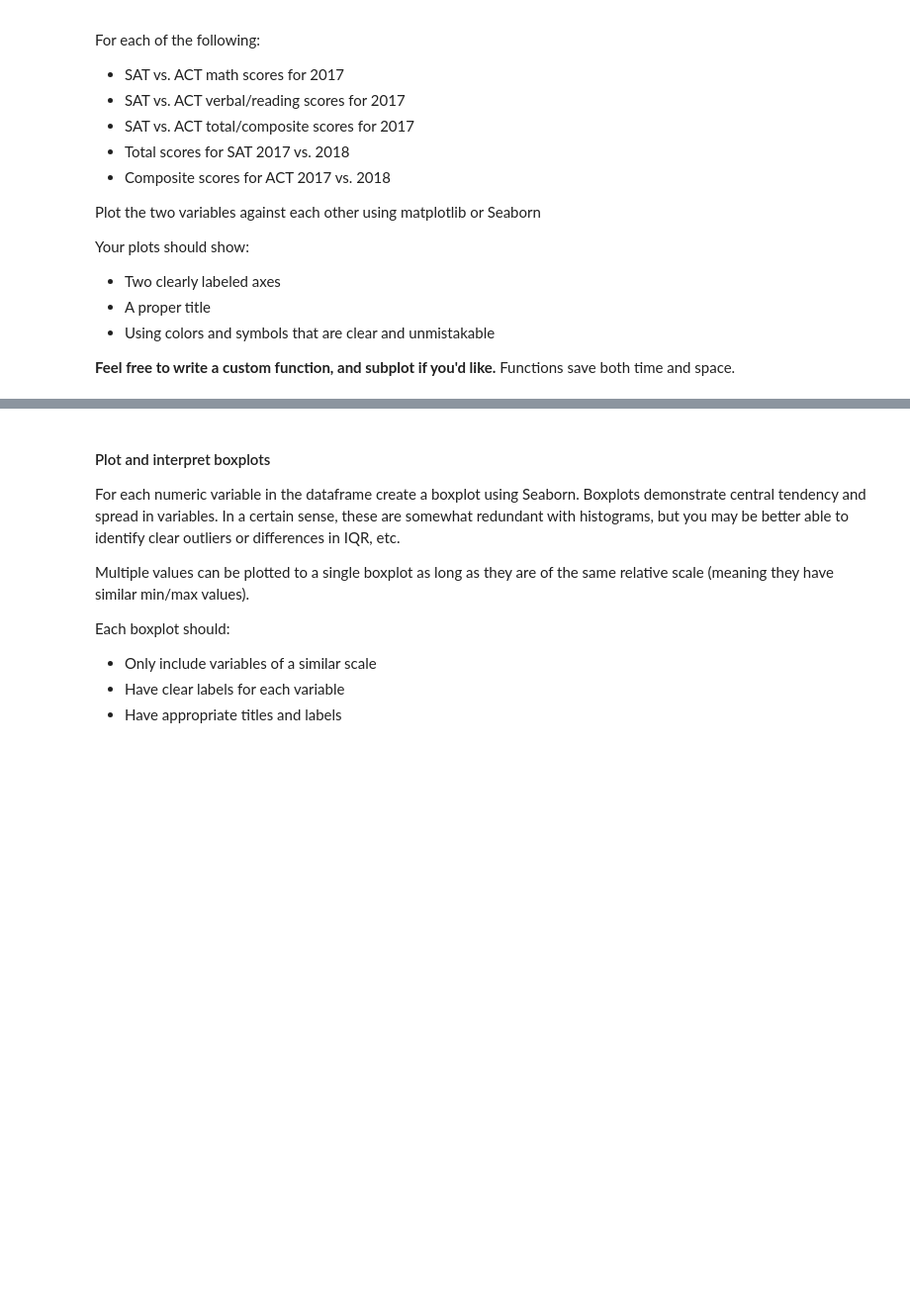
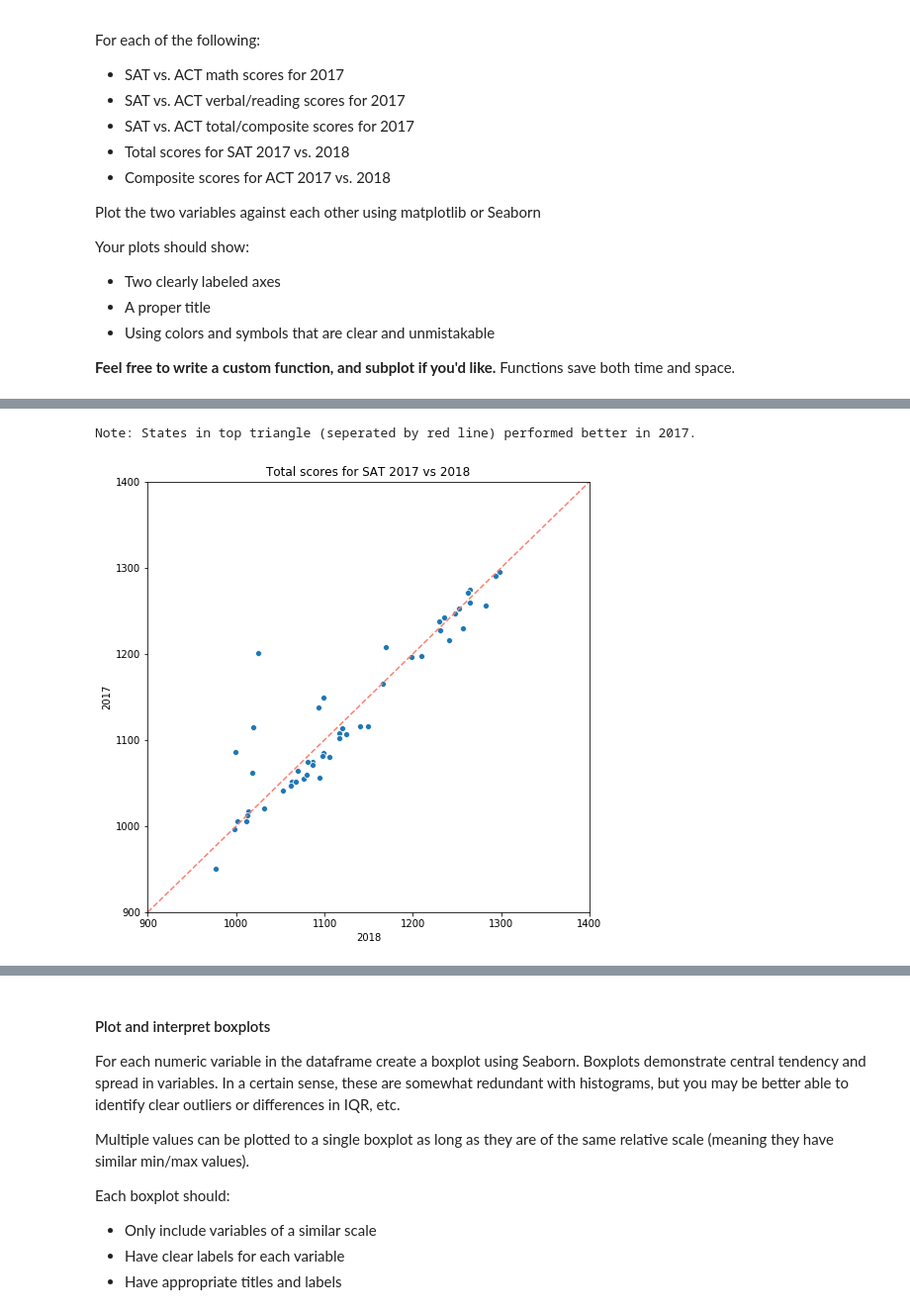
Before and after one commit to cheekeet86/project_1, a Jupyter notebook: code/starter-code.ipynb, the cells around one changed output, grey strips where cells are left out. Shown at 99% size. Saved outputs shown, nothing was run; the diff lists cells and outputs as text; code cells hidden in the pictures; blank space fills up the shorter version.

```diff
--- a/code/starter-code.ipynb
+++ b/code/starter-code.ipynb
@@ -192,8 +248,12 @@ def percent_str_to_float(x):
 
     return x
 # %%
-df_sat_2017['Participation'] = df_sat_2017['Participation'].apply(percent_str_to_float)
-df_act_2017['Participation'] = df_act_2017['Participation'].apply(percent_str_to_float)
+# use percent_str_to_float() to convert 'Participation' columns
+
+col_name = 'Participation'
+
+df_sat_2017[col_name] = df_sat_2017[col_name].apply(percent_str_to_float)
+df_act_2017[col_name] = df_act_2017[col_name].apply(percent_str_to_float)
 
 #df_sat_2017
 #df_act_2017
@@ -414,10 +529,13 @@ df_sat_2018 = df_sat_2018.rename(columns={'EBRW':'read_write'})
 df_act_2018 = df_act_2018.rename(columns={'Percentage of Students Tested':'Participation'})
 # %%
 # change values in participation column
-df_sat_2018["Participation"] = df_sat_2018['Participation'].apply(change_to_nan)
-df_act_2018["Participation"] = df_act_2018['Participation'].apply(change_to_nan)
-df_sat_2018['Participation'] = df_sat_2018['Participation'].apply(percent_str_to_float)
-df_act_2018['Participation'] = df_act_2018['Participation'].apply(percent_str_to_float)
+
+col_name = "Participation"
+
+df_sat_2018[col_name] = df_sat_2018[col_name].apply(change_to_nan)
+df_act_2018[col_name] = df_act_2018[col_name].apply(change_to_nan)
+df_sat_2018[col_name] = df_sat_2018[col_name].apply(percent_str_to_float)
+df_act_2018[col_name] = df_act_2018[col_name].apply(percent_str_to_float)
 
 # drop irrelevant column
 df_sat_2018 = df_sat_2018.drop(columns=["# of Test Takers"])
@@ -795,16 +1169,35 @@ df_final.head()
 # %%
-def create_scatterplot(title,x,y,xlabel=None,ylabel=None,regplot=False):
+def create_scatterplot(title,x,y,xlabel=None,ylabel=None,regplot=False,lineplot=False):
 
     if xlabel == None:
         xlabel = x.name
     if ylabel == None:
         ylabel = y.name
 
+    plt.figure(figsize=(8,8))
+
     if regplot:
         sns.regplot(x=x,y=y)
     else:
         sns.scatterplot(x=x,y=y)
 
+    if lineplot == True:
+
+        diff_x = max(x) - min(x)
+        if diff_x > 36:
+            sf = 50
+        else:
+            sf = 1
+
+        min_x = np.floor((min(x)*0.95)/sf) * sf
+        max_x = np.ceil((max(x)*1.05)/sf) * sf
+
+        X_plot = np.linspace(min_x, max_x, 100)
+        Y_plot = X_plot
+        plt.plot(X_plot, Y_plot, color='salmon',linestyle='dashed')
+        plt.xlim(min_x,max_x)
+        plt.ylim(min_x,max_x)
+
     plt.title(title)
     plt.xlabel(xlabel)
     plt.ylabel(ylabel)
@@ -838,11 +1237,15 @@ create_scatterplot(title,x,y)
 # %%
 #Total scores for SAT 2017 vs. 2018
 
 x = df_2018['sat_total']
 y = df_2017['sat_total']
-title = ("Total scores for SAT 2017 vs. 2018")
+title = ("Total scores for SAT 2017 vs 2018")
 
-create_scatterplot(title,x,y,2018,2017)
+create_scatterplot(title,x,y,2018,2017,lineplot=True)
+print('Note: States in top triangle (seperated by red line) performed better in 2017.')
+# %% [output]
+Note: States in top triangle (seperated by red line) performed better in 2017.
+[figure, added]
 # %%
 #Composite scores for ACT 2017 vs. 2018
 
```
Also changed, not shown: parts of 80 cells of this notebook, 6 other files.
